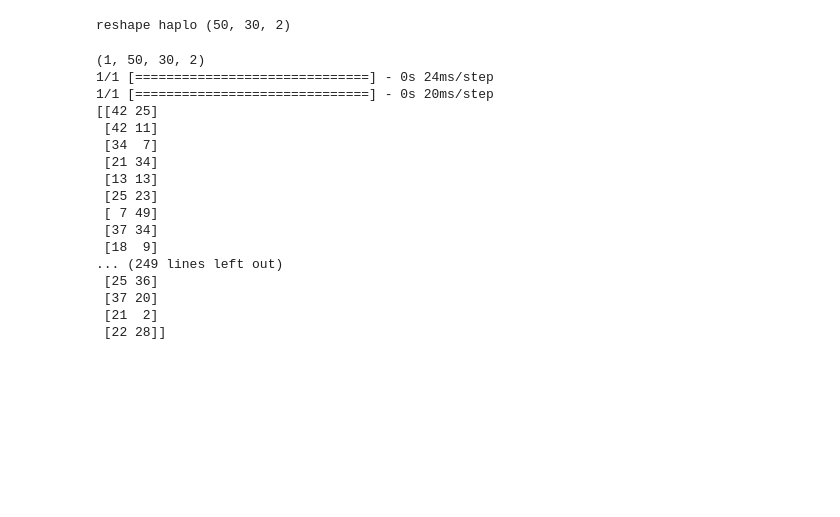
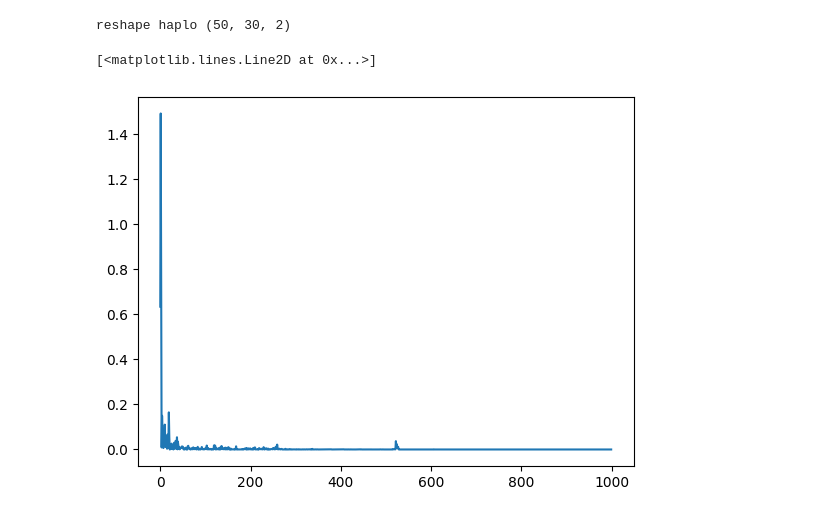
Before and after one commit to cjGO/breeder_agent, a Jupyter notebook: test.ipynb, the cells around one changed output. Saved outputs shown, nothing was run; the diff lists cells and outputs as text; code cells hidden in the pictures; blank space fills up the shorter version.

Commit message:
working episodes

```diff
--- a/test.ipynb
+++ b/test.ipynb
@@ -470,40 +470,36 @@ initial_population = example_population
 
 
 # First, create optimizers for your actor and critic models
-actor_optimizer = tf.keras.optimizers.Adam()
+actor_optimizer = tf.keras.optimizers.Adam(learning_rate=.02)
 critic_optimizer = tf.keras.optimizers.Adam()
+# %%
+critic_loss_list = []
+mean_score_list = []
 # %%
-for _ in range(5):
-    # Get model outputs
-    print(example_population.shape)
-    actor_output = actor_model.predict(example_population)
-    critic_output = critic_model.predict([ example_population, actor_output])
-    #sample an action from the actors policy
-    action_selections = [select_parent(x) for x in actor_output[0,:,:]]
-    # Reshape action selections into pairs of parents for chromax
-    selected_array = np.array([action_selections[i:i+2] for i in range(0, len(action_selections), 2)])
-    print(selected_array)
-    # make the crosses
-    new_population = farm.simulator.cross(example_population[0][selected_array])
-    actor_loss = actor_train_step(actor_model, actor_optimizer, calculate_actor_loss, example_population, selected_array)
-    critic_loss = critic_train_step(critic_model, critic_optimizer, example_population, actor_output)
-    #Update population
-    example_population = np.array(new_population.reshape(1, *new_population.shape))
+num_cycles = 10
+num_episodes = 5000
+for _ in tqdm(range(num_episodes)):
+    example_population = initial_population
+    for cycle_iter in range(num_cycles):
+        # Get model outputs
+        actor_output = actor_model(example_population)
+        critic_output = critic_model([ example_population, actor_output])
+        #sample an action from the actors policy
+        action_selections = [select_parent(x) for x in actor_output[0,:,:]]
+        # Reshape action selections into pairs of parents for chromax
+        selected_array = np.array([action_selections[i:i+2] for i in range(0, len(action_selections), 2)])
+        # print(selected_array)
+        # make the crosses
+        new_population = farm.simulator.cross(example_population[0][selected_array])
+        actor_loss = actor_train_step(actor_model, actor_optimizer, calculate_actor_loss, example_population, selected_array)
+        critic_loss = critic_train_step(critic_model, critic_optimizer, example_population, actor_output)
+        #Update population
+        example_population = np.array(new_population.reshape(1, *new_population.shape))
+        if cycle_iter == (num_cycles-1):
+            critic_loss_list.append(critic_loss.numpy()[0][0])
+            mean_score_list.append(farm.simulator.GEBV(new_population).mean()[0])
-# %% [output]
-(1, 50, 30, 2)
-1/1 [==============================] - 0s 24ms/step
-1/1 [==============================] - 0s 20ms/step
-[[42 25]
- [42 11]
- [34  7]
- [21 34]
- [13 13]
- [25 23]
- [ 7 49]
- [37 34]
- [18  9]
-... (249 lines left out)
- [25 36]
- [37 20]
- [21  2]
- [22 28]]
+# %%
+plt.plot(critic_loss_list[:1000])
+# %% [output]
+[<matplotlib.lines.Line2D at 0x...>]
+[figure, added]
```
Also changed, not shown: parts of 3 cells of this notebook.
